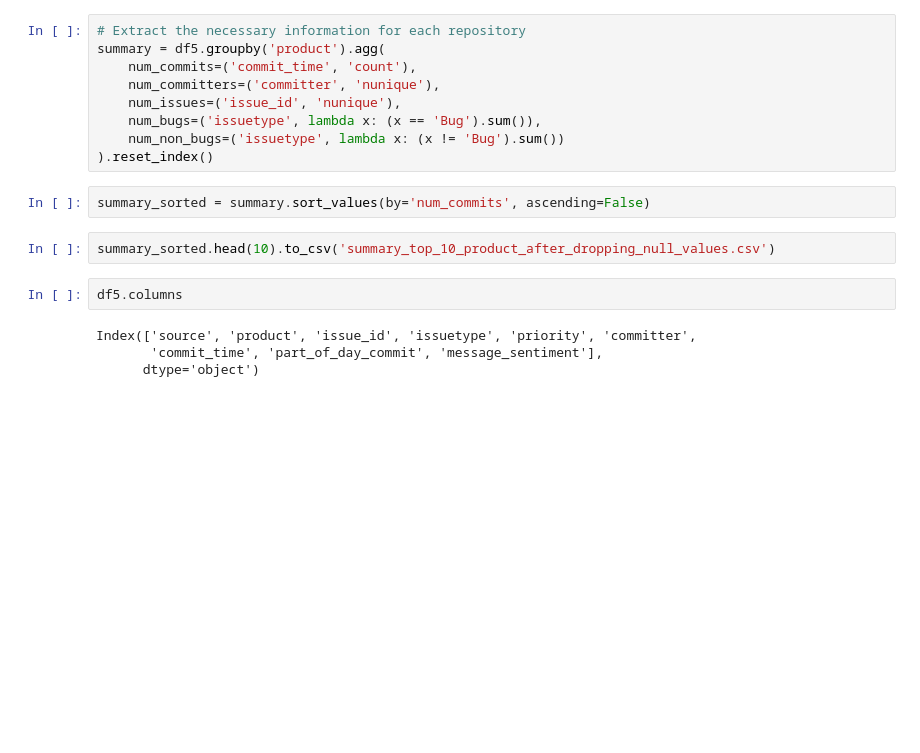
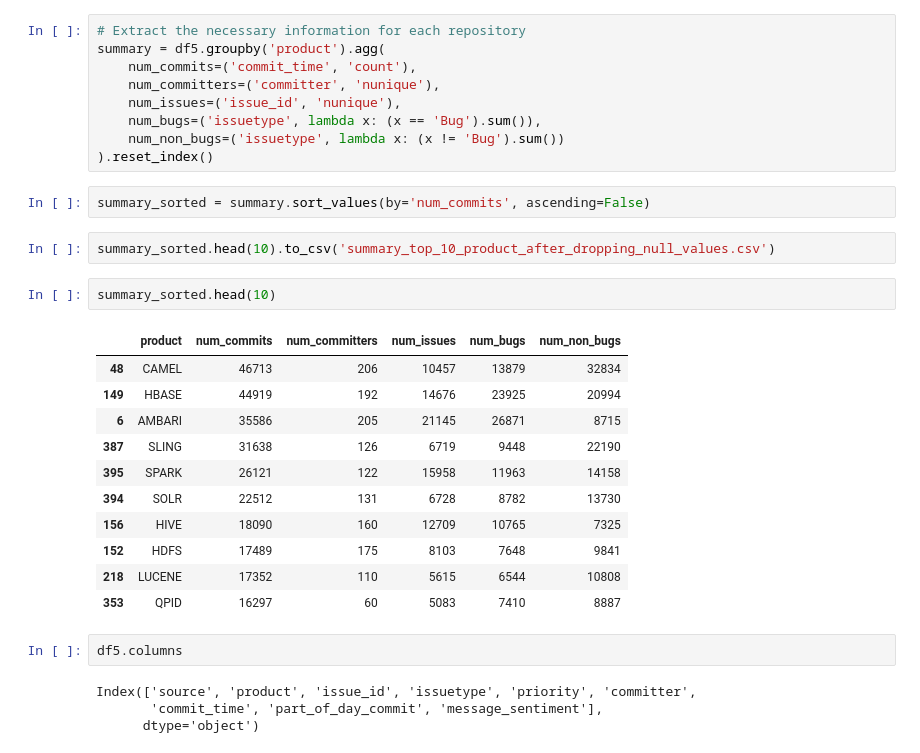
Before and after one commit to Siamias202/Exploratory-Analysis-of-Developer-Sentiment-on-Open-Source-Projects, a Jupyter notebook: raw copy.ipynb, the cells around one changed output. Drawn from its saved outputs; the diff is of its cells as text; blank space fills up the shorter version.

```diff
--- a/raw copy.ipynb
+++ b/raw copy.ipynb
@@ -280,6 +280,20 @@ summary = df5.groupby('product').agg(
 summary_sorted = summary.sort_values(by='num_commits', ascending=False)
 # %%
 summary_sorted.head(10).to_csv('summary_top_10_product_after_dropping_null_values.csv')
+# %%
+summary_sorted.head(10)
+# %% [output]
+|  | product | num_commits | num_committers | num_issues | num_bugs | num_non_bugs |
+| 48 | CAMEL | 46713 | 206 | 10457 | 13879 | 32834 |
+| 149 | HBASE | 44919 | 192 | 14676 | 23925 | 20994 |
+| 6 | AMBARI | 35586 | 205 | 21145 | 26871 | 8715 |
+| 387 | SLING | 31638 | 126 | 6719 | 9448 | 22190 |
+| 395 | SPARK | 26121 | 122 | 15958 | 11963 | 14158 |
+| 394 | SOLR | 22512 | 131 | 6728 | 8782 | 13730 |
+| 156 | HIVE | 18090 | 160 | 12709 | 10765 | 7325 |
+| 152 | HDFS | 17489 | 175 | 8103 | 7648 | 9841 |
+| 218 | LUCENE | 17352 | 110 | 5615 | 6544 | 10808 |
+| 353 | QPID | 16297 | 60 | 5083 | 7410 | 8887 |
 # %%
 df5.columns
 # %% [output]
```
Also changed, not shown: parts of 10 cells of this notebook.
